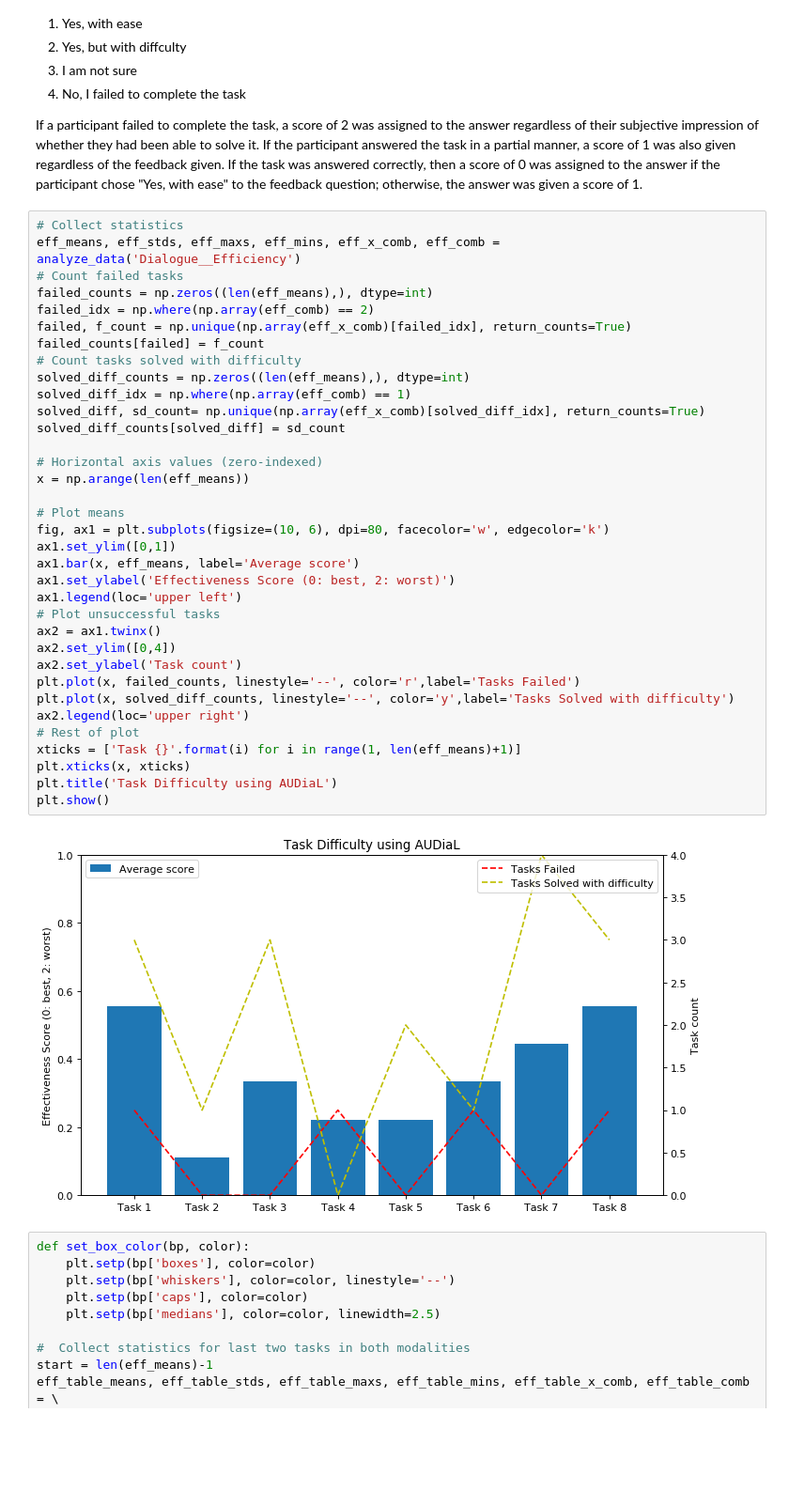
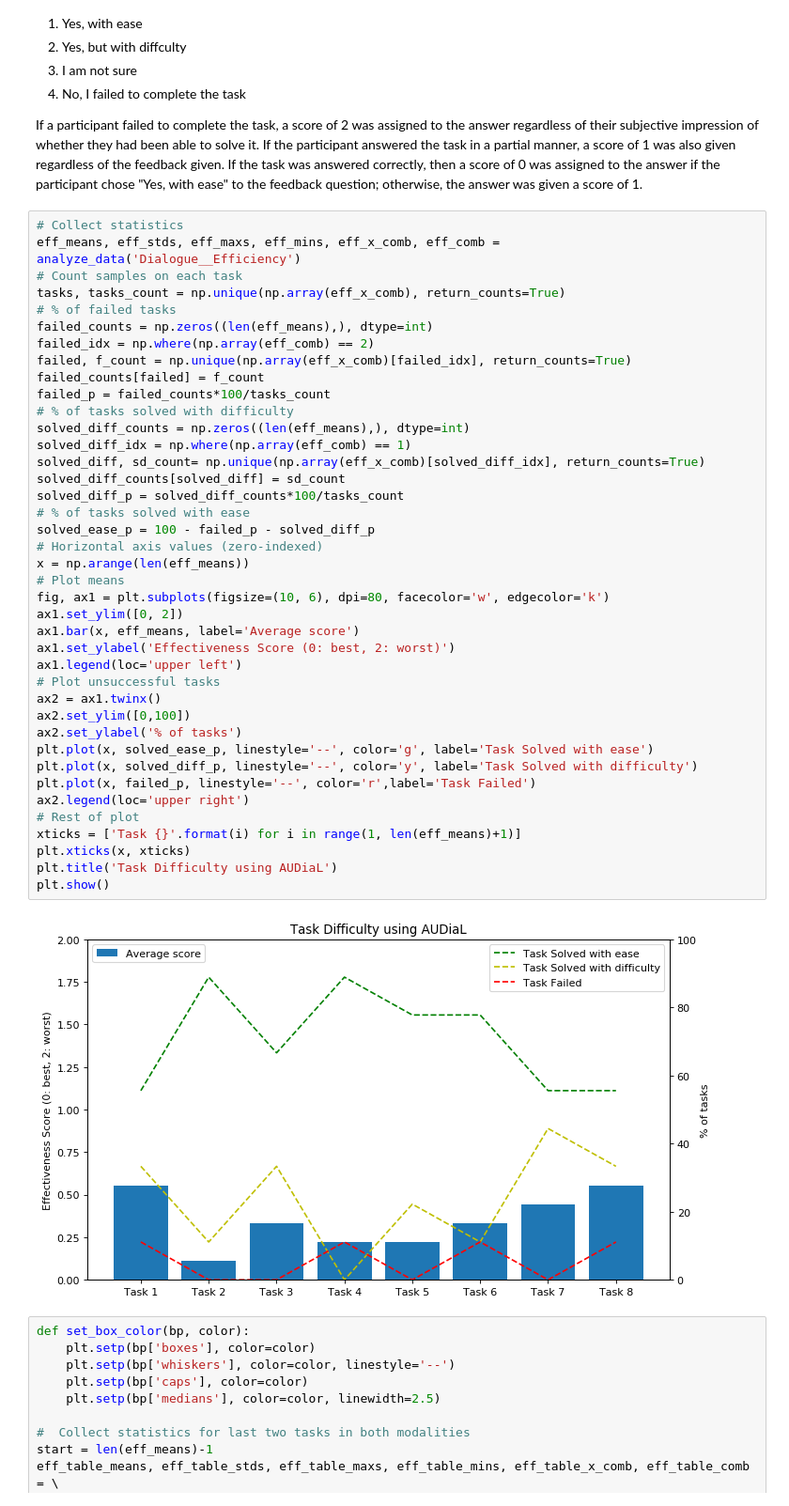
Before and after one commit to tomurillo/AUDiaL, a Jupyter notebook: docs/evaluation/evaluation_report.ipynb, the cells around one changed output. Shown at 94% size. Cells and saved outputs as stored; diff of their text form; blank space fills up the shorter version.

```diff
--- a/docs/evaluation/evaluation_report.ipynb
+++ b/docs/evaluation/evaluation_report.ipynb
@@ -91,40 +92,45 @@ If a participant failed to complete the task, a score of 2 was assigned to the a
 # %%
 # Collect statistics
 eff_means, eff_stds, eff_maxs, eff_mins, eff_x_comb, eff_comb = analyze_data('Dialogue__Efficiency')
-# Count failed tasks
+# Count samples on each task
+tasks, tasks_count = np.unique(np.array(eff_x_comb), return_counts=True)
+# % of failed tasks
 failed_counts = np.zeros((len(eff_means),), dtype=int)
 failed_idx = np.where(np.array(eff_comb) == 2)
 failed, f_count = np.unique(np.array(eff_x_comb)[failed_idx], return_counts=True)
 failed_counts[failed] = f_count
-# Count tasks solved with difficulty
+failed_p = failed_counts*100/tasks_count
+# % of tasks solved with difficulty
 solved_diff_counts = np.zeros((len(eff_means),), dtype=int)
 solved_diff_idx = np.where(np.array(eff_comb) == 1)
 solved_diff, sd_count= np.unique(np.array(eff_x_comb)[solved_diff_idx], return_counts=True)
 solved_diff_counts[solved_diff] = sd_count
-
+solved_diff_p = solved_diff_counts*100/tasks_count
+# % of tasks solved with ease
+solved_ease_p = 100 - failed_p - solved_diff_p
 # Horizontal axis values (zero-indexed)
 x = np.arange(len(eff_means))
-
 # Plot means
 fig, ax1 = plt.subplots(figsize=(10, 6), dpi=80, facecolor='w', edgecolor='k')
-ax1.set_ylim([0,1])
+ax1.set_ylim([0, 2])
 ax1.bar(x, eff_means, label='Average score')
 ax1.set_ylabel('Effectiveness Score (0: best, 2: worst)')
 ax1.legend(loc='upper left')
 # Plot unsuccessful tasks
 ax2 = ax1.twinx()
-ax2.set_ylim([0,4])
-ax2.set_ylabel('Task count')
-plt.plot(x, failed_counts, linestyle='--', color='r',label='Tasks Failed')
-plt.plot(x, solved_diff_counts, linestyle='--', color='y',label='Tasks Solved with difficulty')
+ax2.set_ylim([0,100])
+ax2.set_ylabel('% of tasks')
+plt.plot(x, solved_ease_p, linestyle='--', color='g', label='Task Solved with ease')
+plt.plot(x, solved_diff_p, linestyle='--', color='y', label='Task Solved with difficulty')
+plt.plot(x, failed_p, linestyle='--', color='r',label='Task Failed')
 ax2.legend(loc='upper right')
 # Rest of plot
 xticks = ['Task {}'.format(i) for i in range(1, len(eff_means)+1)]
 plt.xticks(x, xticks)
 plt.title('Task Difficulty using AUDiaL')
 plt.show()
 # %% [output]
-[figure, old version]
+[figure, new version]
 # %%
 def set_box_color(bp, color):
     plt.setp(bp['boxes'], color=color)
```
Also changed, not shown: parts of 8 cells of this notebook.
